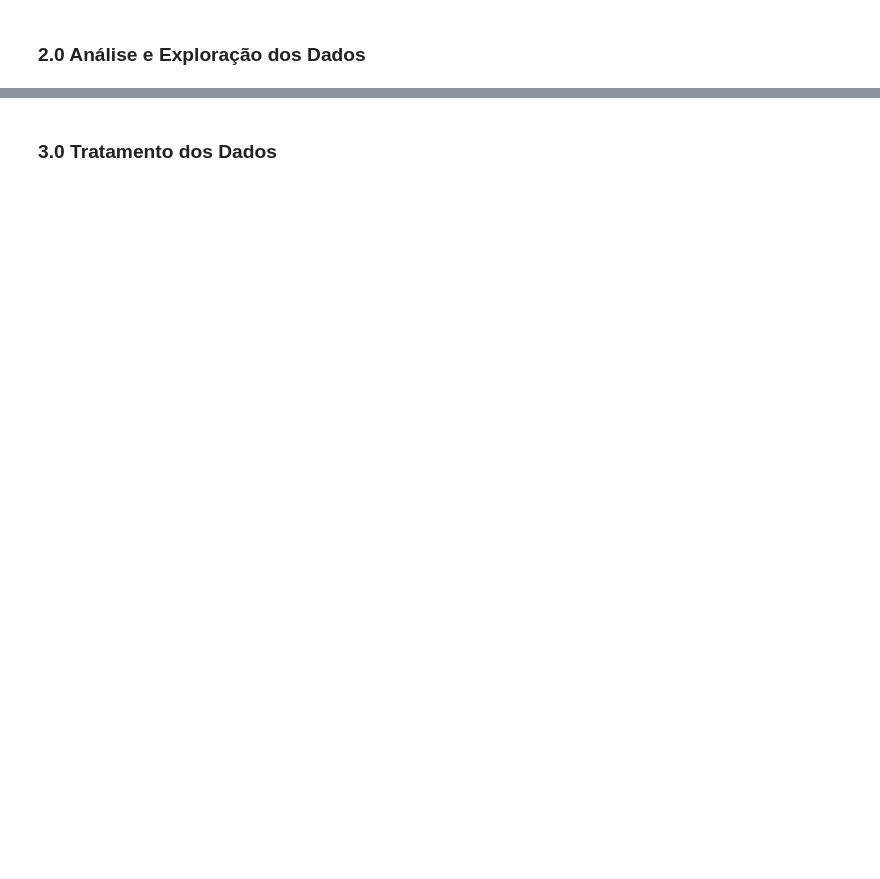
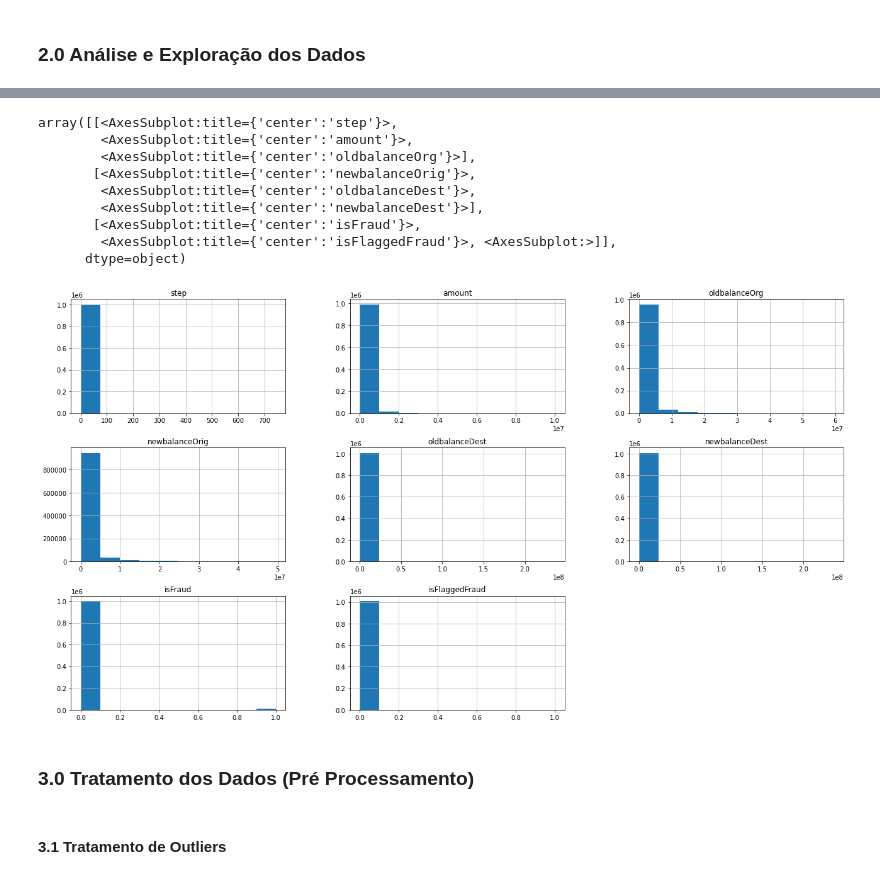
Before and after one commit to thehenke/fraud-detection-online-payments, a Jupyter notebook: notebooks/model.ipynb, the cells around one changed output, grey strips where cells are left out. Cells and saved outputs as stored; diff of their text form; code cells hidden in the pictures; blank space fills up the shorter version.

```diff
--- a/notebooks/model.ipynb
+++ b/notebooks/model.ipynb
@@ -29,5 +124,20 @@ df.head()
+# %%
+df.round().hist(figsize=(22,12))
+# %% [output]
+array([[<AxesSubplot:title={'center':'step'}>,
+        <AxesSubplot:title={'center':'amount'}>,
+        <AxesSubplot:title={'center':'oldbalanceOrg'}>],
+       [<AxesSubplot:title={'center':'newbalanceOrig'}>,
+        <AxesSubplot:title={'center':'oldbalanceDest'}>,
+        <AxesSubplot:title={'center':'newbalanceDest'}>],
+       [<AxesSubplot:title={'center':'isFraud'}>,
+        <AxesSubplot:title={'center':'isFlaggedFraud'}>, <AxesSubplot:>]],
+      dtype=object)
+[figure, added]
 # %% [markdown]
-### 3.0 Tratamento dos Dados
+### 3.0 Tratamento dos Dados (Pré Processamento)
+# %% [markdown]
+#### 3.1 Tratamento de Outliers
 # %%
 ### 4.0 Feature Engineering
 # %%
```
Also changed, not shown: parts of 13 cells of this notebook, 1 other file.
